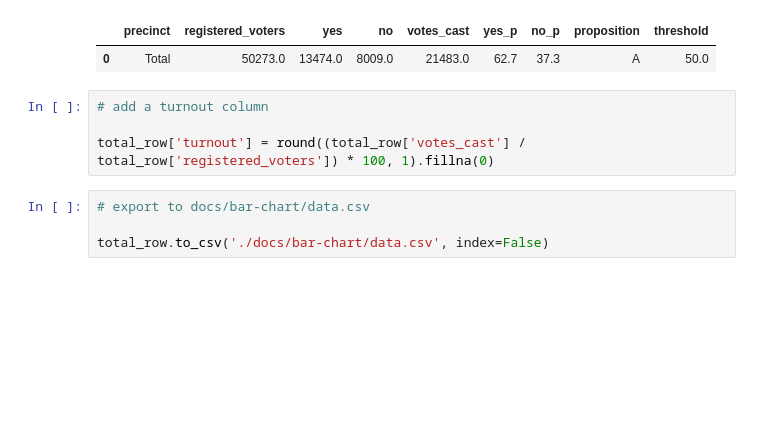
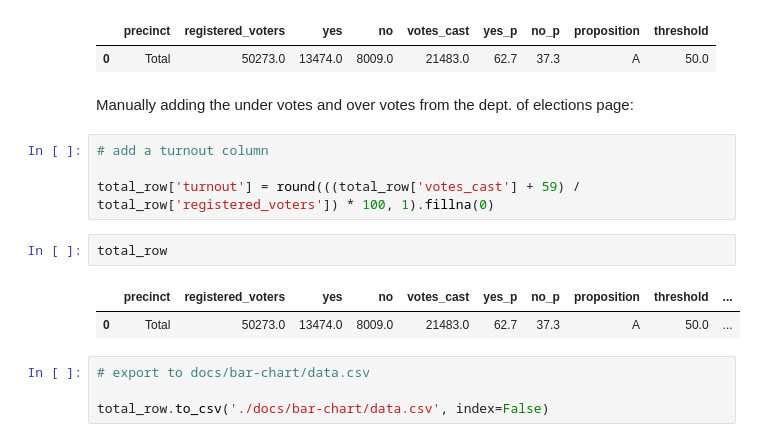
Before and after one commit to MissionLocal/2025-special-election-results, a Jupyter notebook: read_results.ipynb, the cells around one changed output. Saved outputs shown, nothing was run; the diff lists cells and outputs as text; blank space fills up the shorter version.

Commit message:
under votes / over votes

```diff
--- a/read_results.ipynb
+++ b/read_results.ipynb
@@ -277,10 +277,17 @@ total_row
 # %% [output]
 |  | precinct | registered_voters | yes | no | votes_cast | yes_p | no_p | proposition | threshold |
 | 0 | Total | 50273.0 | 13474.0 | 8009.0 | 21483.0 | 62.7 | 37.3 | A | 50.0 |
+# %% [markdown]
+Manually adding the under votes and over votes from the dept. of elections page:
 # %%
 # add a turnout column
 
-total_row['turnout'] = round((total_row['votes_cast'] / total_row['registered_voters']) * 100, 1).fillna(0)
+total_row['turnout'] = round(((total_row['votes_cast'] + 59) / total_row['registered_voters']) * 100, 1).fillna(0)
+# %%
+total_row
+# %% [output]
+|  | precinct | registered_voters | yes | no | votes_cast | yes_p | no_p | proposition | threshold | ... |
+| 0 | Total | 50273.0 | 13474.0 | 8009.0 | 21483.0 | 62.7 | 37.3 | A | 50.0 | ... |
 # %%
 # export to docs/bar-chart/data.csv
 
```
Also changed, not shown: 1 other file.
